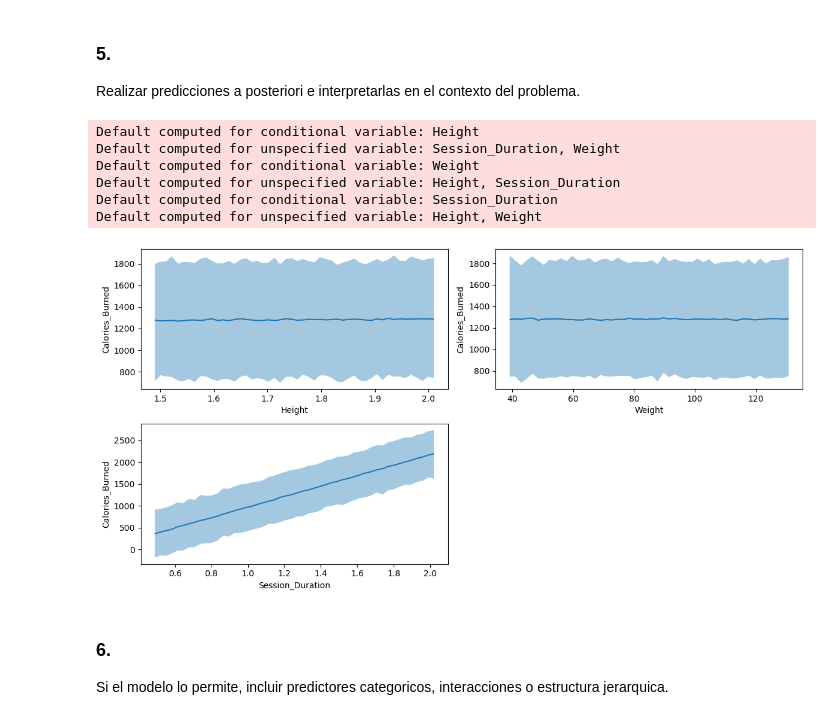
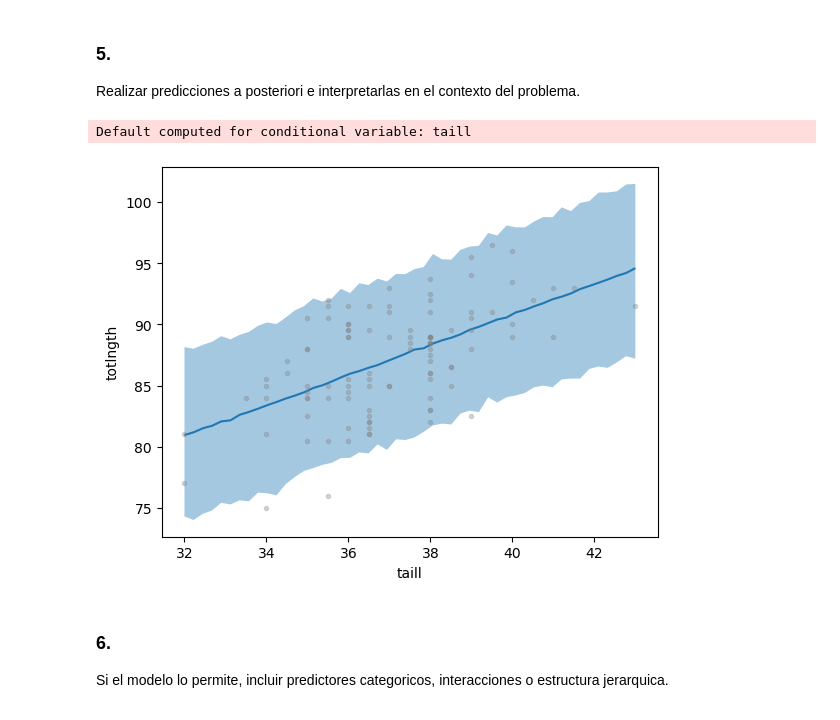
Before and after one commit to nazarenomm/Grupo4-TPI-EeI2, a Jupyter notebook: Parte2/parte_1.ipynb, the cells around one changed output. Cells and saved outputs as stored; diff of their text form; code cells hidden in the pictures.

```diff
--- a/Parte2/parte_1.ipynb
+++ b/Parte2/parte_1.ipynb
@@ -25,6 +24,6 @@ Para el Dataset elegido, elegir variables para aplicar un modelo GLM Bayesiano
 con m ́as de una para cada categor ́ıa) y presentar un brvee resumen de cada una y
 la relaci ́on entre variables (si ya lo hicieron en la Parte 0, no es necesario repetirlo).
 # %%
-ls = pd.read_csv('../data/life_style.csv')
-ls.head()
+df = pd.read_csv('../data/possum.csv')
+df.head()
 # %% [output]
@@ -68,9 +41,9 @@ Seleccionar un modelo GLM adecuado al tipo de variable respuesta:
 • Modelo con estructura jerarquica
 • (Opcional) De conteo: regresion Poisson o negativa binomial.
 # %%
-rl = bmb.Model('Calories_Burned ~ scale(Weight) + scale(Height) + scale(Session_Duration)', data=ls)
+modelo = bmb.Model('totlngth ~ scale(taill)', data=df, family='gaussian')
 # %%
-idata_rl = rl.fit(random_seed=SEED)
+idata = modelo.fit(random_seed=SEED)
 # %% [output]
 Initializing NUTS using jitter+adapt_diag...
 Multiprocess sampling (4 chains in 4 jobs)
@@ -121,20 +79,9 @@ rl.predict(idata_rl, kind='response', data=ls)
 # %%
-fig, axes = plt.subplots(2, 2, figsize=(12, 6))
-
-fig.delaxes(axes[1, 1])
-
-bmb.interpret.plot_predictions(rl, idata_rl, conditional=['Height'], pps=True, ax=axes[0, 0])
-bmb.interpret.plot_predictions(rl, idata_rl, conditional=['Weight'], pps=True, ax=axes[0, 1])
-bmb.interpret.plot_predictions(rl, idata_rl, conditional=['Session_Duration'], pps=True, ax=axes[1, 0])
-plt.tight_layout();
+bmb.interpret.plot_predictions(modelo, idata, conditional=['taill'], pps=True)
+plt.plot(df['taill'], df['totlngth'], '.', alpha=0.3, color='gray');
 # %% [output]
-Default computed for conditional variable: Height
-Default computed for unspecified variable: Session_Duration, Weight
-Default computed for conditional variable: Weight
-Default computed for unspecified variable: Height, Session_Duration
-Default computed for conditional variable: Session_Duration
-Default computed for unspecified variable: Height, Weight
+Default computed for conditional variable: taill
-[figure, old version]
+[figure, new version]
 # %% [markdown]
 ### 6.
 Si el modelo lo permite, incluir predictores categoricos, interacciones o estructura jerarquica.
```
Also changed, not shown: parts of 28 cells of this notebook, 3 other files.
